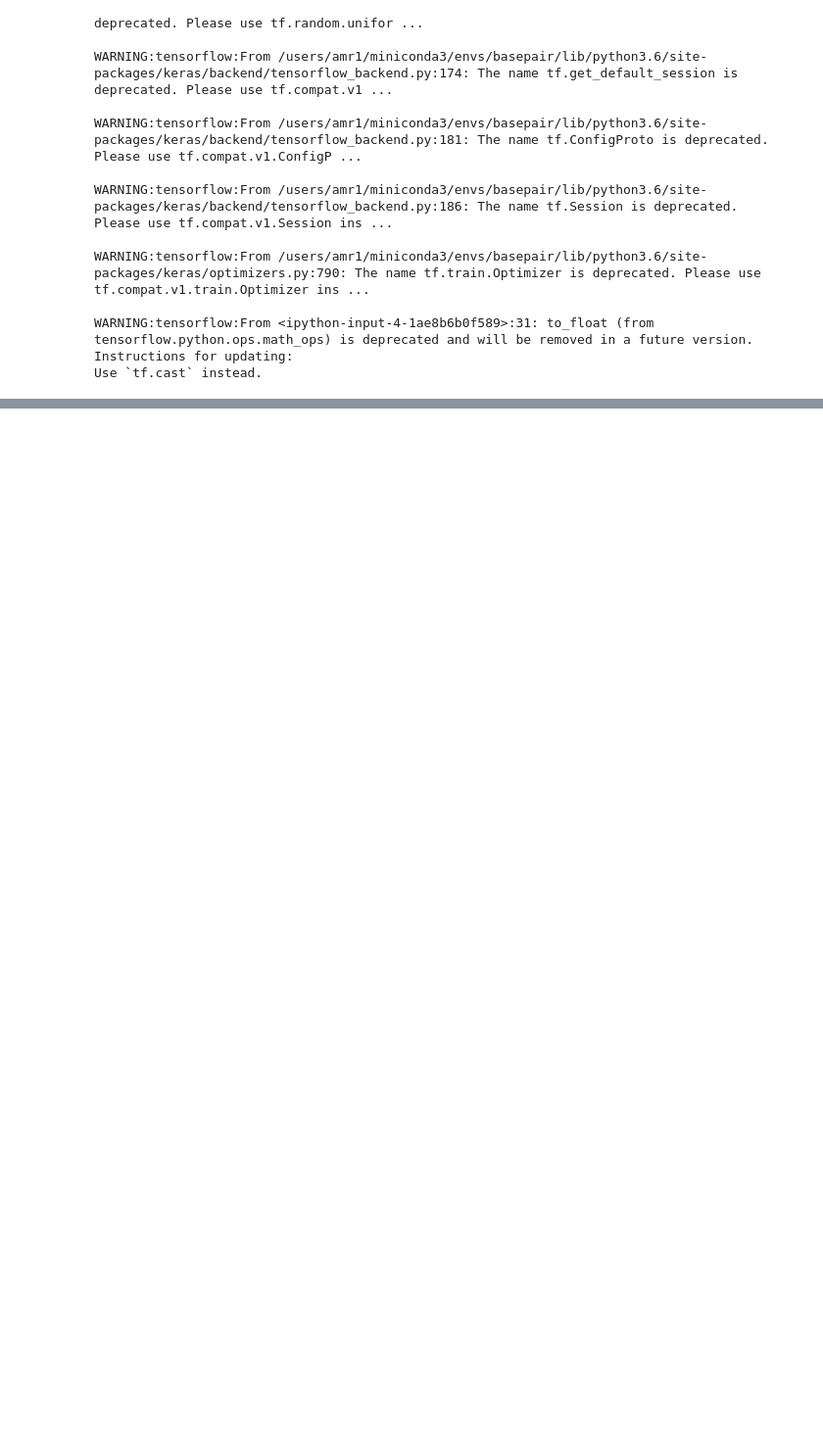
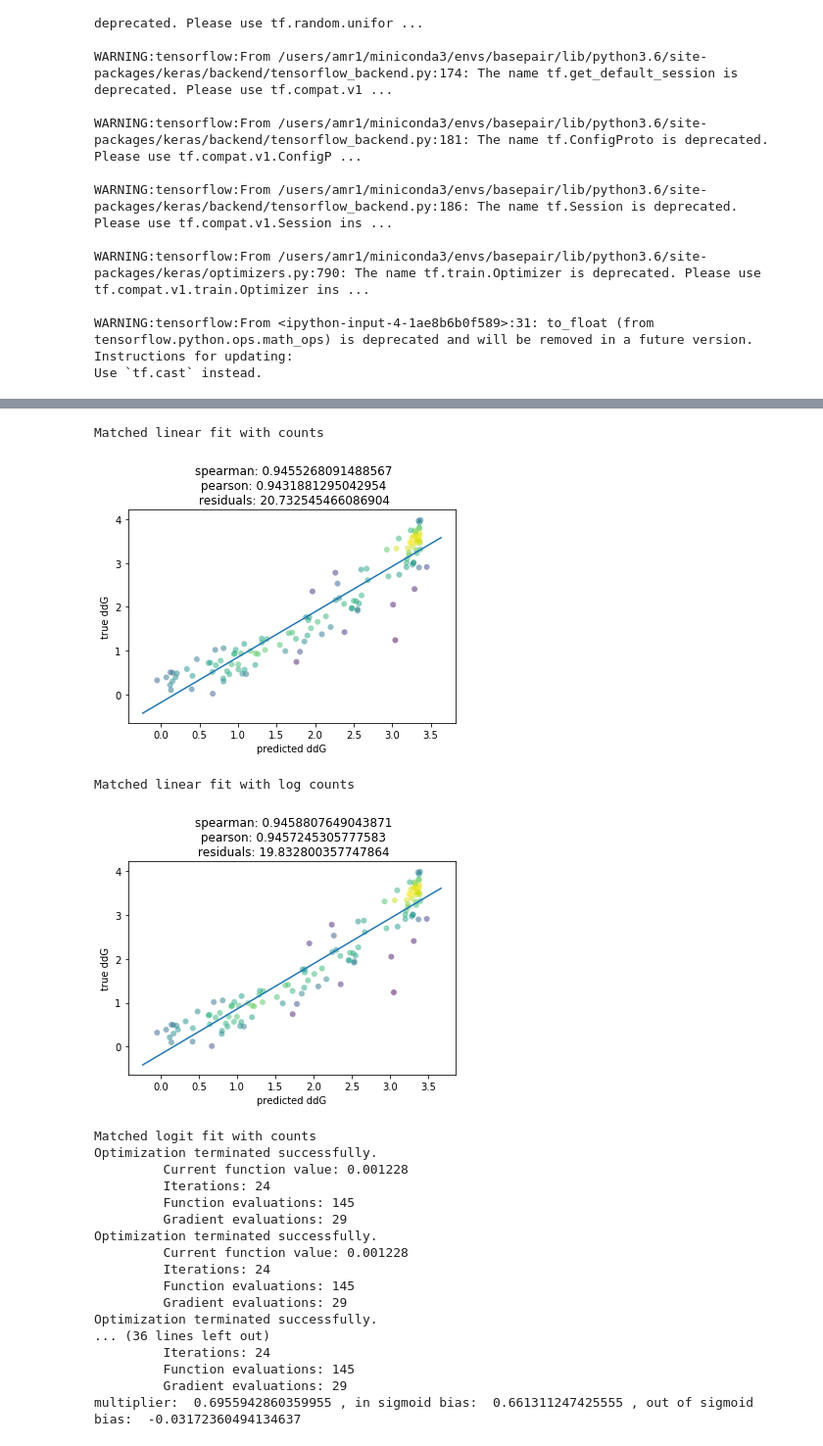
Before and after one commit to kundajelab/pho4, a Jupyter notebook: gcmatched/evaluate_mitomi_GR.ipynb, the cells around one changed output, grey strips where cells are left out. Shown at 98% size. Drawn from its saved outputs; the diff is of its cells as text; code cells hidden in the pictures; blank space fills up the shorter version.

```diff
--- a/gcmatched/evaluate_mitomi_GR.ipynb
+++ b/gcmatched/evaluate_mitomi_GR.ipynb
@@ -232,0 +330,64 @@ plt.show()
+# %%
+def plotCorrs(xvals, yvals, xlabel, ylabel, title):
+    if np.isnan(xvals).any() or np.isinf(xvals).any(): return
+    xy = np.vstack([xvals,yvals])
+    z = gaussian_kde(xy)(xy)
+    smallFont = {'size' : 10}
+    plt.rc('font', **smallFont)
+    fig, ax = plt.subplots()
+    ax.scatter(xvals, yvals, c=z, edgecolor='', alpha=0.5)
+    axes = plt.gca()
+    p, residuals, _, _, _ = np.polyfit(xvals, yvals, 1, full=True)
+    m, b = p
+    X_plot = np.linspace(axes.get_xlim()[0],axes.get_xlim()[1],100)
+    plt.plot(X_plot, m*X_plot + b, '-')
+    plt.xlabel(xlabel)
+    plt.ylabel(ylabel)
+    plt.title(" spearman: "+str(spearmanr(xvals, yvals)[0])+
+              "\n pearson: "+str(pearsonr(xvals, yvals)[0])+
+              "\n residuals: "+str(residuals[0]))
+    plt.show()
+# %%
+key = "Matched"
+print(key+" linear fit with counts")
+lr = LinearRegression()
+calibration_func = lr(valid_preacts_matched, valid_labels)
+calibrated_labels = calibration_func(test_preacts_matched)
+plotCorrs(calibrated_labels, test_labels, "predicted ddG", "true ddG", key+"_LR")
+print(key+" linear fit with log counts")
+lr = LinearRegression()
+calibration_func = lr(valid_log_preacts_matched, valid_labels)
+calibrated_labels = calibration_func(test_log_preacts_matched)
+plotCorrs(calibrated_labels, test_labels, "predicted ddG", "true ddG", key+"_LR_log")
+print(key+" logit fit with counts")
+sf = SigmoidFit()
+calibration_func, inv_func = sf(valid_preacts_matched, valid_labels)
+calibrated_labels = inv_func(test_preacts_matched)
+plotCorrs(calibrated_labels, test_labels, "predicted ddG", "true ddG", key+"_SF")
+print(key+" logit fit with log counts")
+sf = SigmoidFit()
+calibration_func, inv_func = sf(valid_log_preacts_matched, valid_labels)
+calibrated_labels = inv_func(test_log_preacts_matched)
+plotCorrs(calibrated_labels, test_labels, "predicted ddG", "true ddG", key+"_SF_log")
+# %% [output]
+Matched linear fit with counts
+[figure, added]
+Matched linear fit with log counts
+[figure, added]
+Matched logit fit with counts
+Optimization terminated successfully.
+         Current function value: 0.001228
+         Iterations: 24
+         Function evaluations: 145
+         Gradient evaluations: 29
+Optimization terminated successfully.
+         Current function value: 0.001228
+         Iterations: 24
+         Function evaluations: 145
+         Gradient evaluations: 29
+Optimization terminated successfully.
+... (36 lines left out)
+         Iterations: 24
+         Function evaluations: 145
+         Gradient evaluations: 29
+multiplier:  0.6955942860359955 , in sigmoid bias:  0.661311247425555 , out of sigmoid bias:  -0.03172360494134637
```
Also changed, not shown: parts of 7 cells of this notebook, 4 other files.
